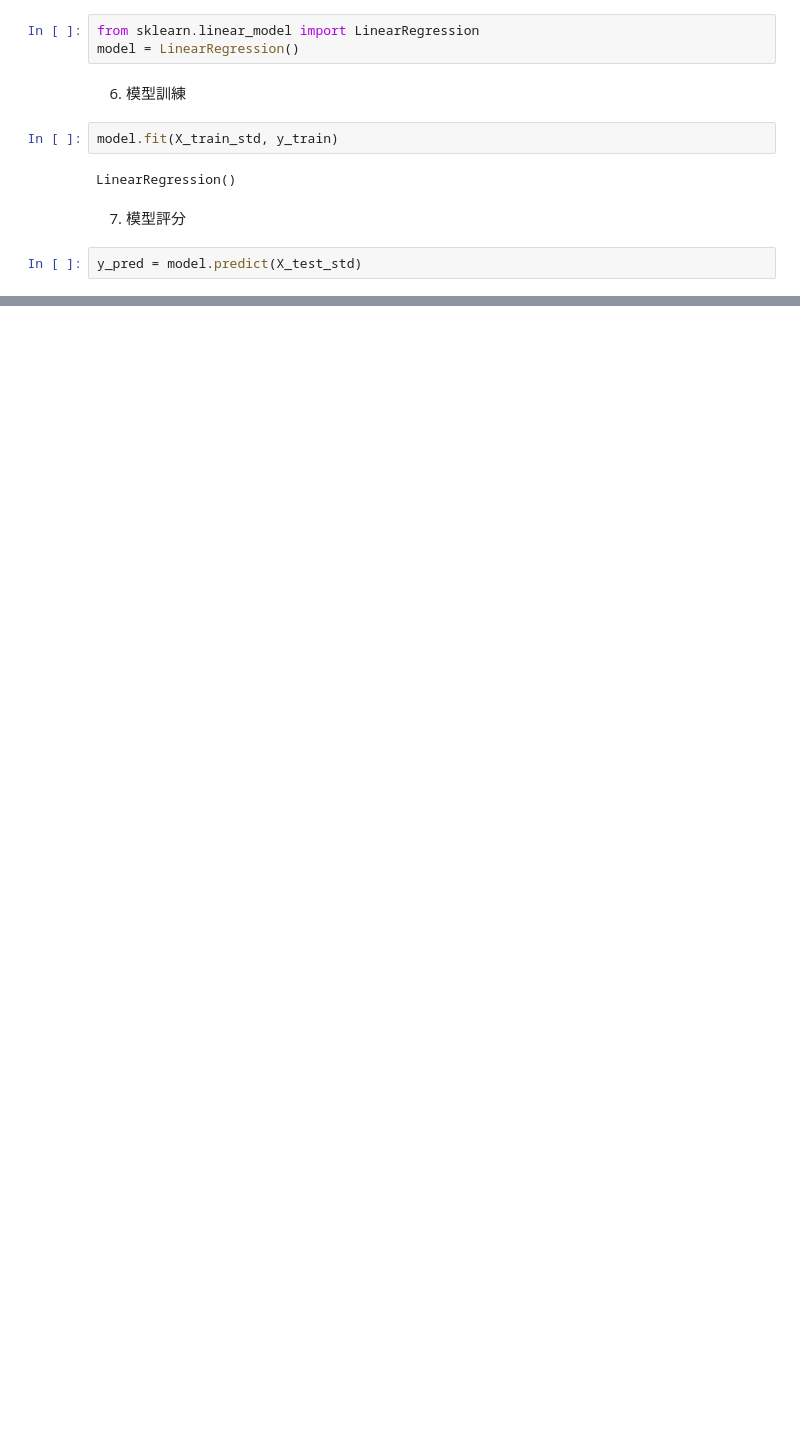
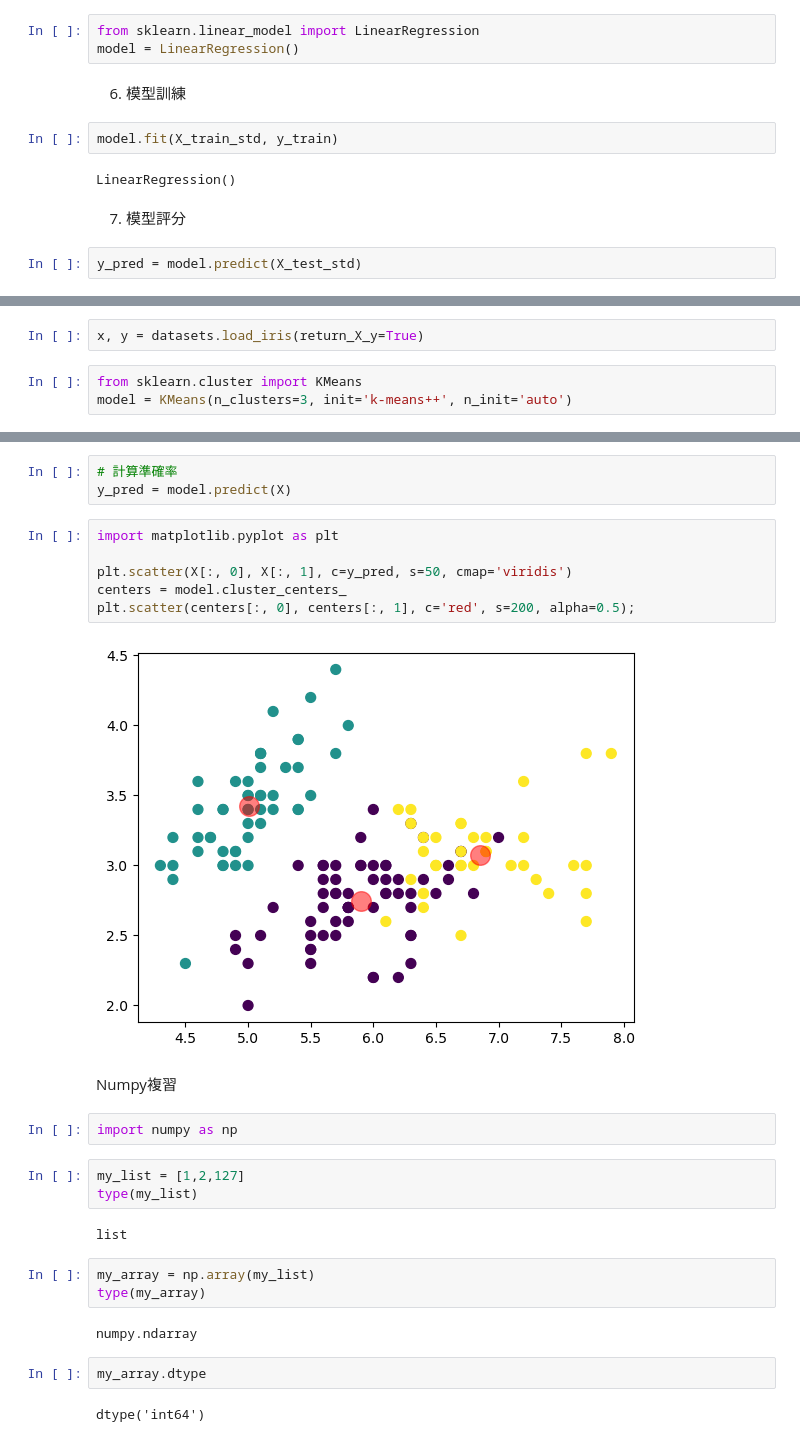
Before and after one commit to YEN-ZT/python_analysis, a Jupyter notebook: ai2_20251025/ch1.ipynb, the cells around one changed output, grey strips where cells are left out. Saved outputs shown, nothing was run; the diff lists cells and outputs as text; blank space fills up the shorter version.

```diff
--- a/ai2_20251025/ch1.ipynb
+++ b/ai2_20251025/ch1.ipynb
@@ -142,0 +272,5 @@ y_pred,y_test
+# %%
+x, y = datasets.load_iris(return_X_y=True)
+# %%
+from sklearn.cluster import KMeans
+model = KMeans(n_clusters=3, init='k-means++', n_init='auto')
@@ -142,0 +281,29 @@ y_pred,y_test
+# %%
+# 計算準確率
+y_pred = model.predict(X)
+# %%
+import matplotlib.pyplot as plt
+
+plt.scatter(X[:, 0], X[:, 1], c=y_pred, s=50, cmap='viridis')
+centers = model.cluster_centers_
+plt.scatter(centers[:, 0], centers[:, 1], c='red', s=200, alpha=0.5);
+# %% [output]
+[figure, added]
+# %% [markdown]
+Numpy複習
+# %%
+import numpy as np
+# %%
+my_list = [1,2,127]
+type(my_list)
+# %% [output]
+list
+# %%
+my_array = np.array(my_list)
+type(my_array)
+# %% [output]
+numpy.ndarray
+# %%
+my_array.dtype
+# %% [output]
+dtype('int64')
```
Also changed, not shown: parts of 21 cells of this notebook.
